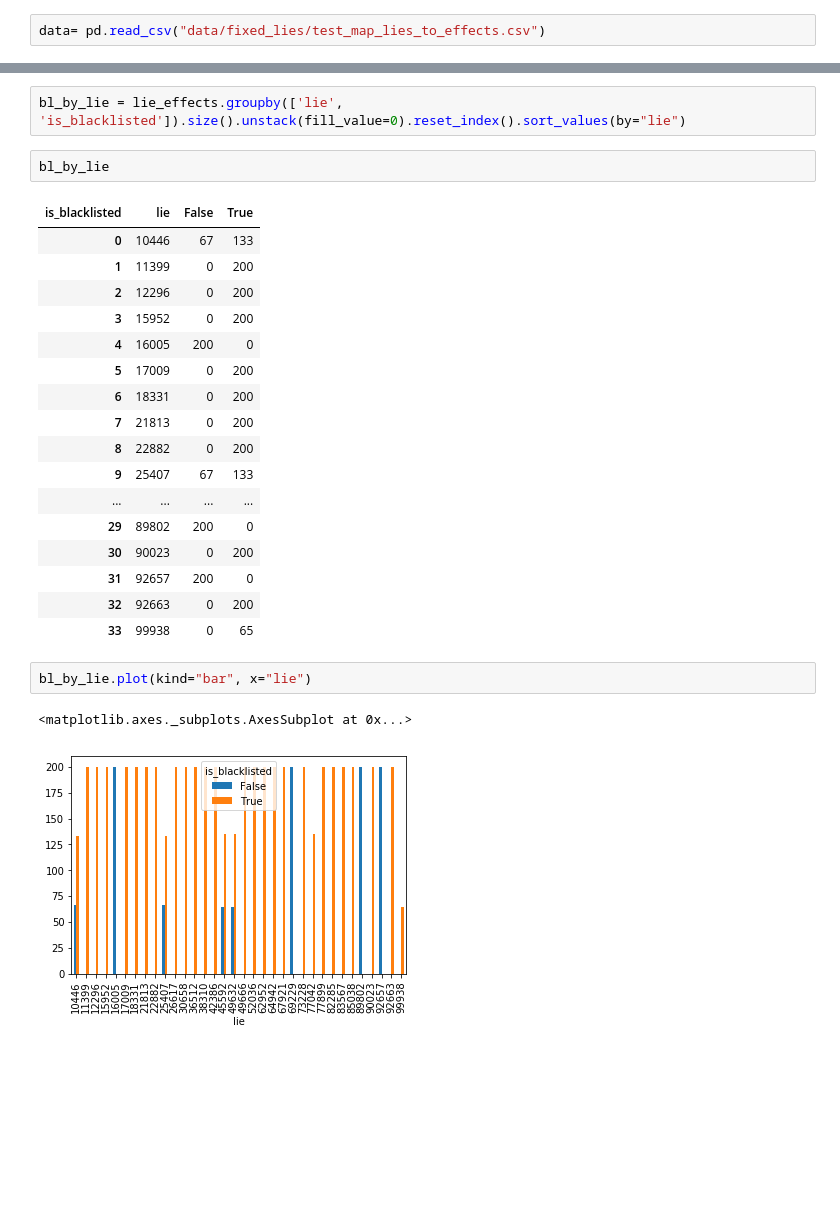
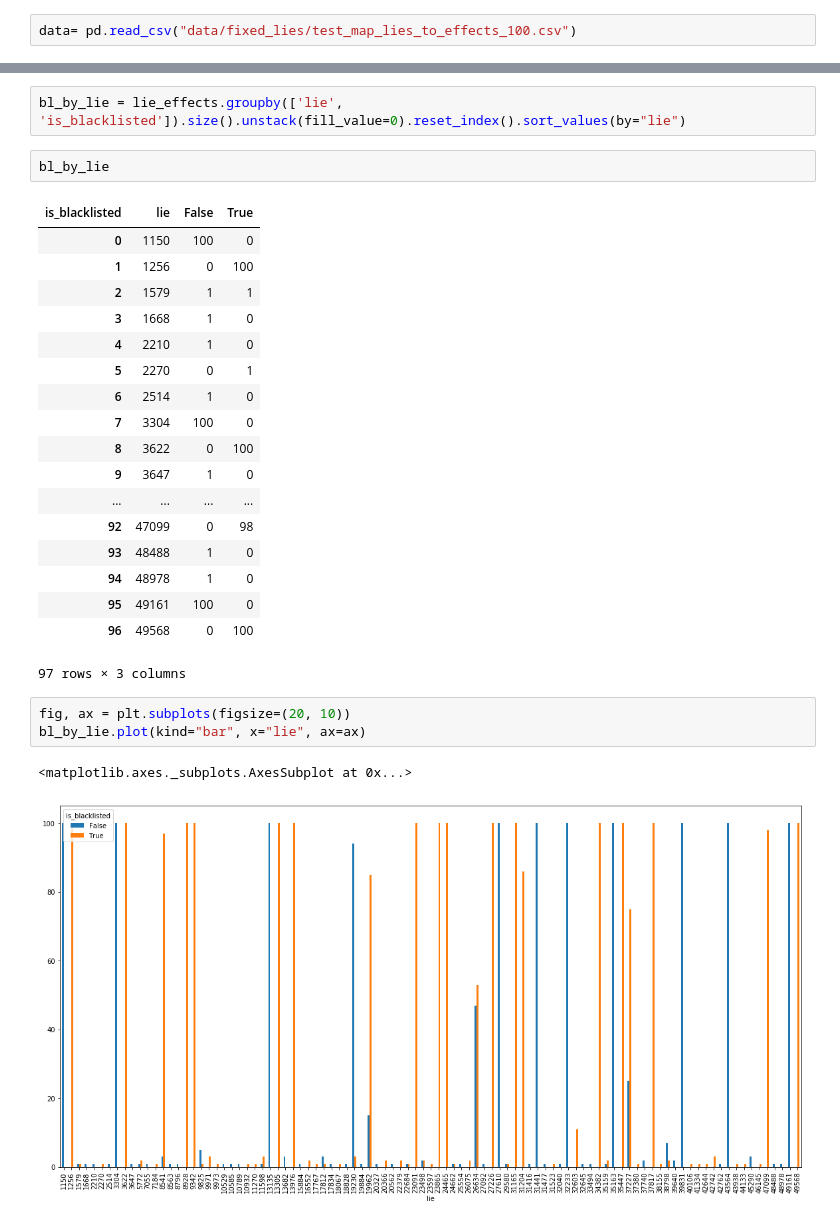
Before and after one commit to isabella232/student_19_proof-of-loc, a Jupyter notebook: python_graphs/Fixed_Lies.ipynb, the cells around one changed output, grey strips where cells are left out. Drawn from its saved outputs; the diff is of its cells as text; blank space fills up the shorter version.

```diff
--- a/python_graphs/Fixed_Lies.ipynb
+++ b/python_graphs/Fixed_Lies.ipynb
@@ -11,5 +7,5 @@ lie_type = "fixed_lies_count_liars_bl"
 # %%
-data= pd.read_csv("data/fixed_lies/test_map_lies_to_effects.csv")
+data= pd.read_csv("data/fixed_lies/test_map_lies_to_effects_100.csv")
 # %%
 data["grouped"] = list(zip(data.is_liar, data.is_blacklisted))
 grouped_data = data[["node", "grouped"]]
@@ -96,24 +93,26 @@ bl_by_lie = lie_effects.groupby(['lie', 'is_blacklisted']).size().unstack(fill_v
 bl_by_lie
 # %% [output]
 | is_blacklisted | lie | False | True |
-| 0 | 10446 | 67 | 133 |
-| 1 | 11399 | 0 | 200 |
-| 2 | 12296 | 0 | 200 |
-| 3 | 15952 | 0 | 200 |
-| 4 | 16005 | 200 | 0 |
-| 5 | 17009 | 0 | 200 |
-| 6 | 18331 | 0 | 200 |
-| 7 | 21813 | 0 | 200 |
-| 8 | 22882 | 0 | 200 |
-| 9 | 25407 | 67 | 133 |
+| 0 | 1150 | 100 | 0 |
+| 1 | 1256 | 0 | 100 |
+| 2 | 1579 | 1 | 1 |
+| 3 | 1668 | 1 | 0 |
+| 4 | 2210 | 1 | 0 |
+| 5 | 2270 | 0 | 1 |
+| 6 | 2514 | 1 | 0 |
+| 7 | 3304 | 100 | 0 |
+| 8 | 3622 | 0 | 100 |
+| 9 | 3647 | 1 | 0 |
 | ... | ... | ... | ... |
-| 29 | 89802 | 200 | 0 |
-| 30 | 90023 | 0 | 200 |
-| 31 | 92657 | 200 | 0 |
-| 32 | 92663 | 0 | 200 |
-| 33 | 99938 | 0 | 65 |
+| 92 | 47099 | 0 | 98 |
+| 93 | 48488 | 1 | 0 |
+| 94 | 48978 | 1 | 0 |
+| 95 | 49161 | 100 | 0 |
+| 96 | 49568 | 0 | 100 |
+97 rows × 3 columns
 # %%
-bl_by_lie.plot(kind="bar", x="lie")
+fig, ax = plt.subplots(figsize=(20, 10))
+bl_by_lie.plot(kind="bar", x="lie", ax=ax)
 # %% [output]
 <matplotlib.axes._subplots.AxesSubplot at 0x...>
-[figure, old version]
+[figure, new version]
```
Also changed, not shown: parts of 9 cells of this notebook, 5 other files.
